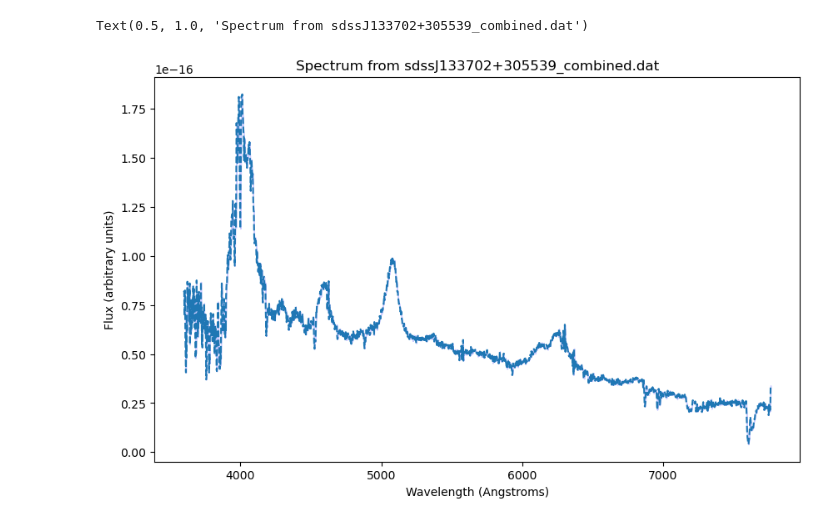
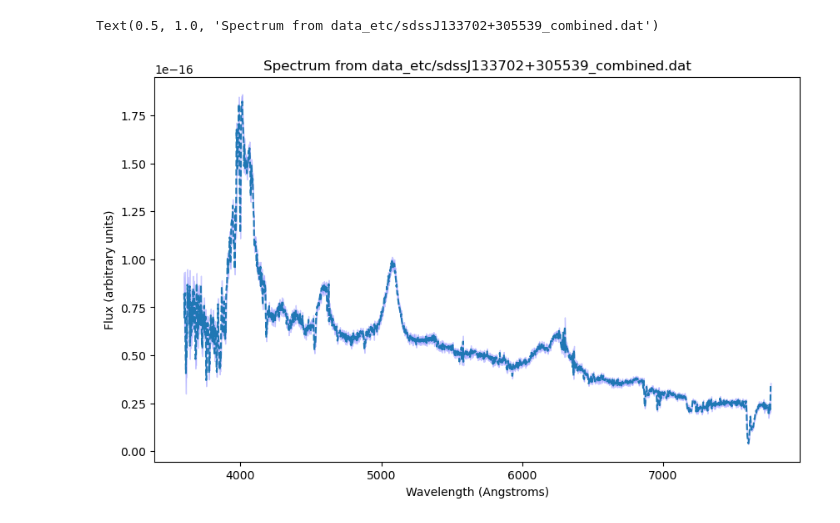
Before and after one commit to JakobSchauser/PhD, a Jupyter notebook: teaching/DatF2025/Assignment1/mysolution.ipynb, the cells around one changed output. Cells and saved outputs as stored; diff of their text form; code cells hidden in the pictures.

```diff
--- a/teaching/DatF2025/Assignment1/mysolution.ipynb
+++ b/teaching/DatF2025/Assignment1/mysolution.ipynb
@@ -3,16 +3,18 @@ import numpy as np
 import matplotlib.pyplot as plt
 import seaborn as sns
 # %%
-path = "sdssJ133702+305539_combined.dat"
+path = "data_etc/sdssJ133702+305539_combined.dat"
 
 data = np.genfromtxt(path,  skip_header=1, delimiter=' ')
+
+data[:,2] = np.sqrt(data[:,2])
 plt.figure(figsize=(10,6))
 plt.plot(data[:,0], data[:,1], '--')
 plt.fill_between(data[:,0], data[:,1]-data[:,2], data[:,1]+data[:,2], color='blue', alpha=0.2)
 plt.xlabel("Wavelength (Angstroms)")
 plt.ylabel("Flux (arbitrary units)")
 plt.title("Spectrum from " + path)
 # %% [output]
-Text(0.5, 1.0, 'Spectrum from sdssJ133702+305539_combined.dat')
+Text(0.5, 1.0, 'Spectrum from data_etc/sdssJ133702+305539_combined.dat')
-[figure, old version]
+[figure, new version]
 # %%
```
Also changed, not shown: parts of 2 cells of this notebook, 2 other files.
